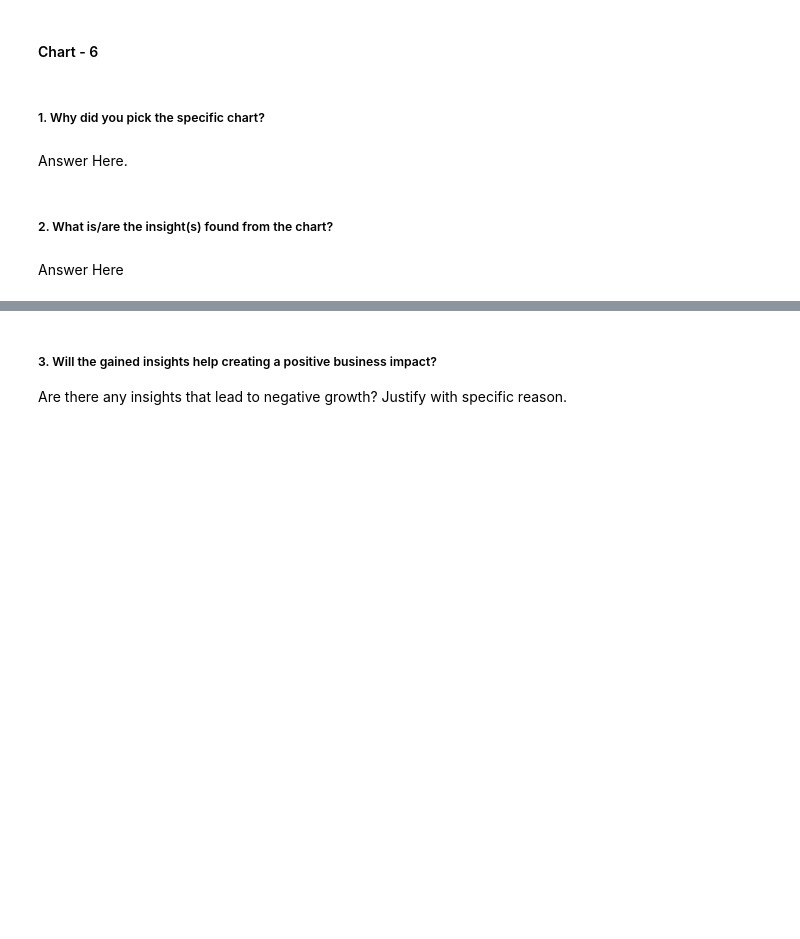
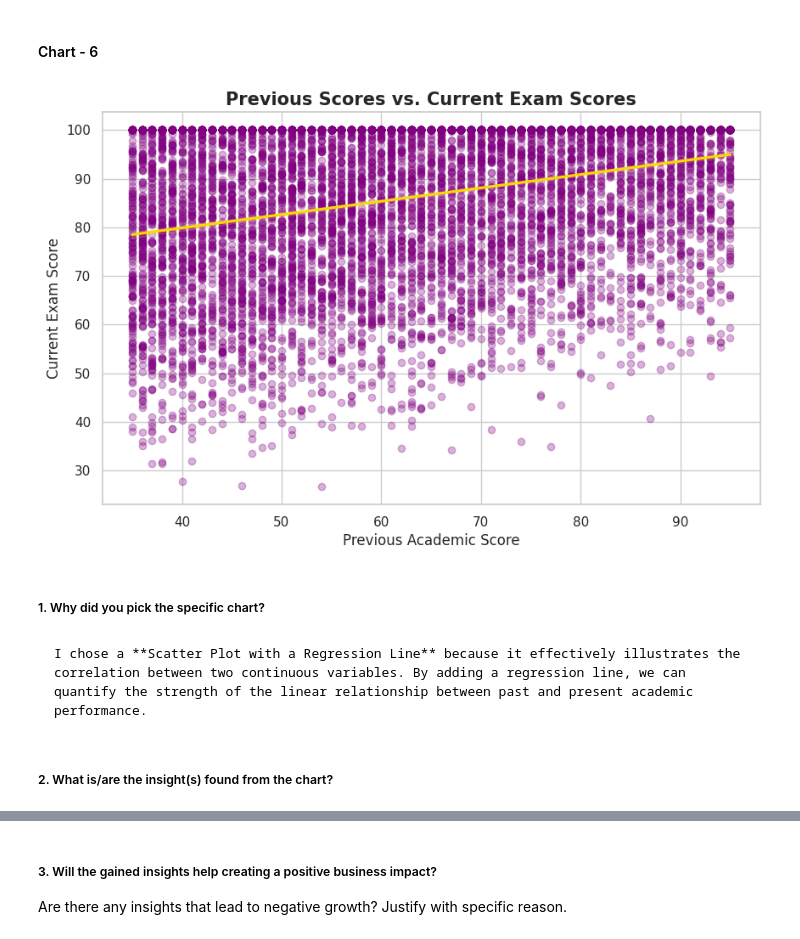
Before and after one commit to akt-developer/Student-Performance-Prediction-Project, a Jupyter notebook: Copy_of_Sample_EDA_Submission_Template.ipynb, the cells around one changed output, grey strips where cells are left out. Cells and saved outputs as stored; diff of their text form; code cells hidden in the pictures; blank space fills up the shorter version.

````diff
--- a/Copy_of_Sample_EDA_Submission_Template.ipynb
+++ b/Copy_of_Sample_EDA_Submission_Template.ipynb
@@ -574,8 +609,25 @@ Answer Here
+# %%
+# Set figure size
+plt.figure(figsize=(10, 6))
+
+# Create a scatter plot with a regression line for Previous Score vs Exam Score
+sns.regplot(data=df, x='previous_score', y='exam_score',
+            scatter_kws={'alpha':0.3, 'color':'purple'},
+            line_kws={'color':'gold'})
+
+# Add labels and title
+plt.title('Previous Scores vs. Current Exam Scores', fontsize=15, fontweight='bold')
+plt.xlabel('Previous Academic Score', fontsize=12)
+plt.ylabel('Current Exam Score', fontsize=12)
+
+plt.show()
+# %% [output]
+[figure, added]
 # %% [markdown]
 ##### 1. Why did you pick the specific chart?
-# %% [markdown]
-Answer Here.
+# %% [markdown]
+```markdown
+I chose a **Scatter Plot with a Regression Line** because it effectively illustrates the correlation between two continuous variables. By adding a regression line, we can quantify the strength of the linear relationship between past and present academic performance.
+```
 # %% [markdown]
 ##### 2. What is/are the insight(s) found from the chart?
-# %% [markdown]
-Answer Here
````
Also changed, not shown: parts of 21 cells of this notebook.
